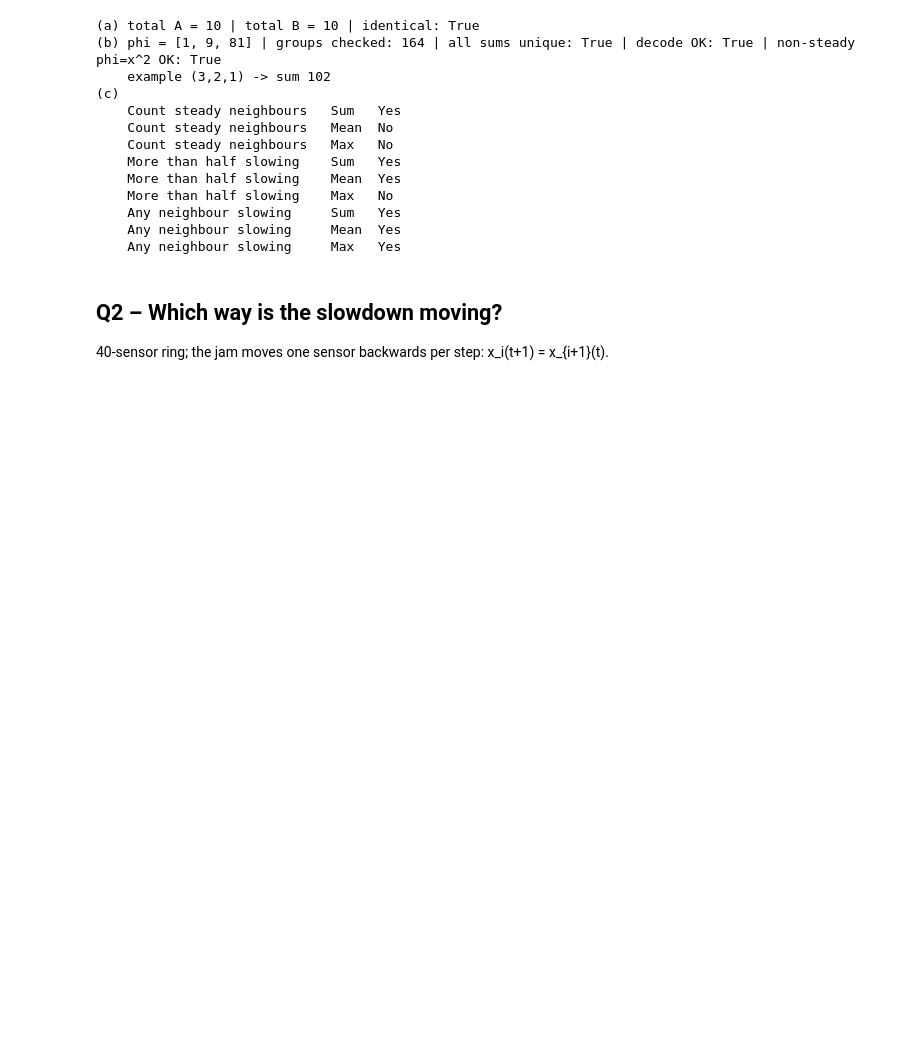
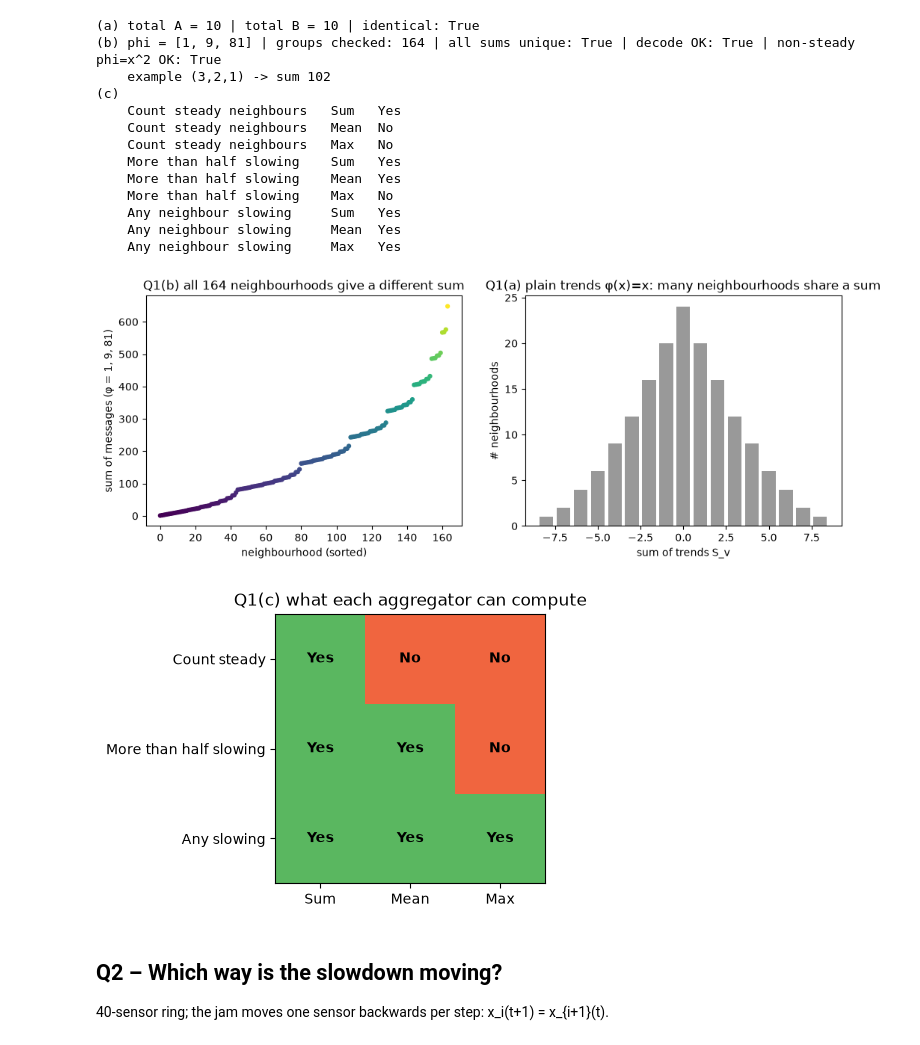
Before and after one commit to Ahmad-Gill/LUMS-Academics, a Jupyter notebook: Third Semester/Deep Learning For Time Space Grsph/Assignments/Assignment 3/25280065_PA3.ipynb, the cells around one changed output. Cells and saved outputs as stored; diff of their text form; code cells hidden in the pictures; blank space fills up the shorter version.

```diff
--- a/Third Semester/Deep Learning For Time Space Grsph/Assignments/Assignment 3/25280065_PA3.ipynb
+++ b/Third Semester/Deep Learning For Time Space Grsph/Assignments/Assignment 3/25280065_PA3.ipynb
@@ -137,6 +138,33 @@ for (t, m), ans in q1_table.items():
     Any neighbour slowing     Sum   Yes
     Any neighbour slowing     Mean  Yes
     Any neighbour slowing     Max   Yes
+# %%
+# Cell 5 – Figures for Q1
+fig, ax = plt.subplots(1, 2, figsize=(12, 4))
+order = np.argsort(totals)
+ax[0].scatter(range(len(totals)), totals[order], c=totals[order], s=12, cmap="viridis")
+ax[0].set_xlabel("neighbourhood (sorted)"); ax[0].set_ylabel("sum of messages (φ = 1, 9, 81)")
+ax[0].set_title(f"Q1(b) all {len(groups)} neighbourhoods give a different sum")
+plain = groups[:, 2] - groups[:, 0]                       # S_v with phi(x) = x
+vals, cnts = np.unique(plain, return_counts=True)
+ax[1].bar(vals, cnts, color="grey", alpha=0.8)
+ax[1].set_xlabel("sum of trends S_v"); ax[1].set_ylabel("# neighbourhoods")
+ax[1].set_title("Q1(a) plain trends φ(x)=x: many neighbourhoods share a sum")
+savefig("q1_sums.png"); plt.show()
+
+methods, task_names = ["Sum", "Mean", "Max"], list(tasks)
+grid = np.array([[q1_table[(t, m)] == "Yes" for m in methods] for t in task_names])
+plt.figure(figsize=(4.5, 3.5))
+plt.imshow(grid, cmap="RdYlGn", vmin=-0.3, vmax=1.3)
+for r in range(len(task_names)):
+    for c in range(len(methods)):
+        plt.text(c, r, "Yes" if grid[r, c] else "No", ha="center", va="center", fontweight="bold")
+plt.xticks(range(3), methods); plt.yticks(range(3), ["Count steady", "More than half slowing", "Any slowing"])
+plt.title("Q1(c) what each aggregator can compute")
+savefig("q1c_grid.png"); plt.show()
+# %% [output]
+[figure, added]
+[figure, added]
 # %% [markdown]
 ## Q2 – Which way is the slowdown moving?
 40-sensor ring; the jam moves one sensor backwards per step: x_i(t+1) = x_{i+1}(t).
```
Also changed, not shown: parts of 11 cells of this notebook, 14 other files.
